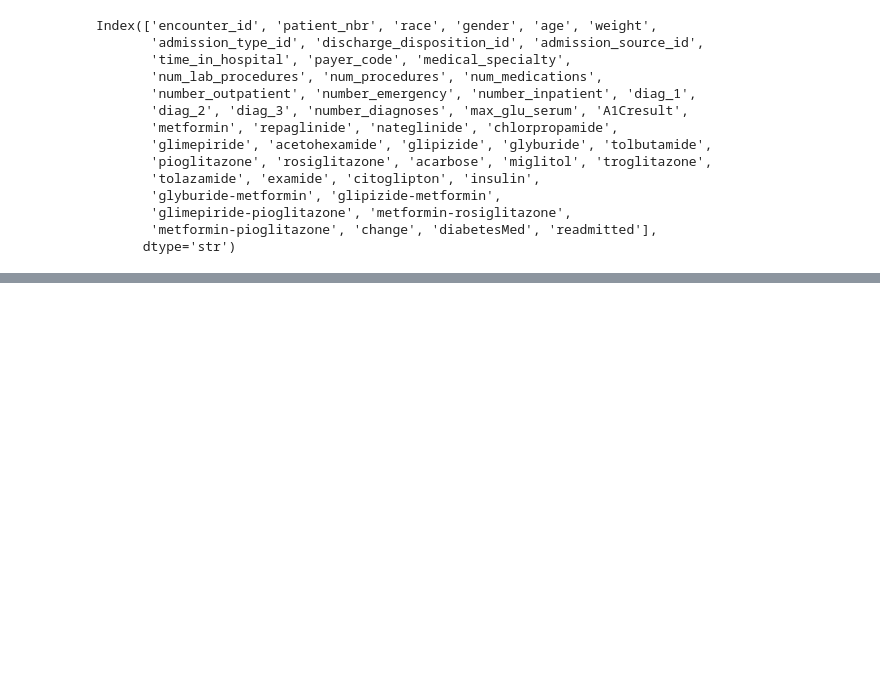
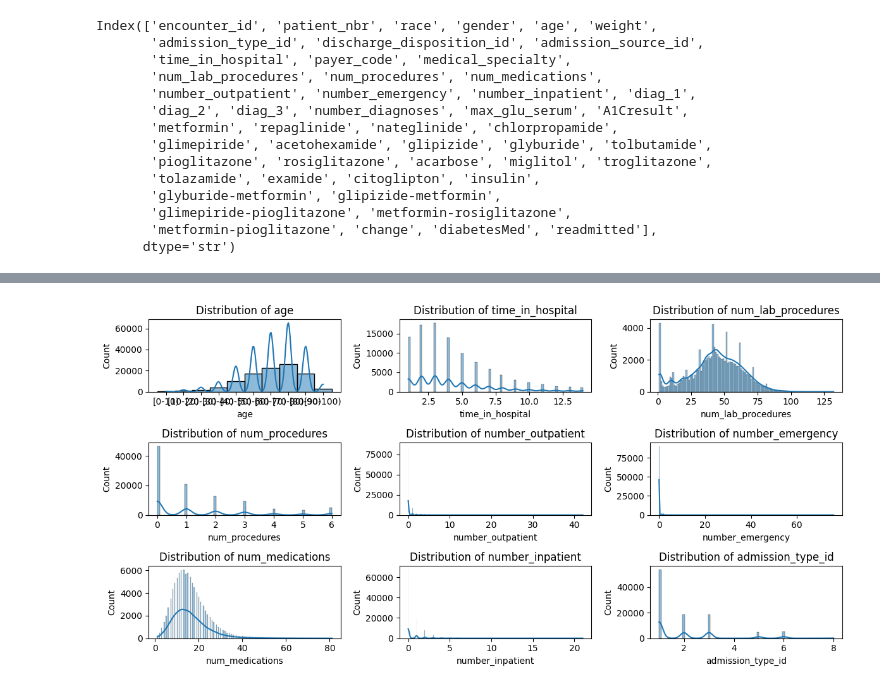
Before and after one commit to gal-legos/HHA550_assignmnet_2, a Jupyter notebook: assignment2.ipynb, the cells around one changed output, grey strips where cells are left out. Drawn from its saved outputs; the diff is of its cells as text; code cells hidden in the pictures; blank space fills up the shorter version.

```diff
--- a/assignment2.ipynb
+++ b/assignment2.ipynb
@@ -300,0 +347,2 @@ diabetes_df_replaced.head(20)
+# %%
+numerical = ['age', 'time_in_hospital', 'num_lab_procedures', 'num_procedures', 'number_outpatient', 'number_emergency', 'num_medications', 'number_inpatient', 'admission_type_id']
@@ -300,0 +351,10 @@ diabetes_df_replaced.head(20)
+# %%
+plt.figure(figsize=(12, 6))
+for i, col in enumerate(numerical, 1):
+    plt.subplot(3, 3, i)
+    sns.histplot(diabetes_df_replaced[col], kde=True)
+    plt.title(f'Distribution of {col}')
+plt.tight_layout()
+plt.show()
+# %% [output]
+[figure, added]
```
Also changed, not shown: parts of 15 cells of this notebook, 2 other files.
